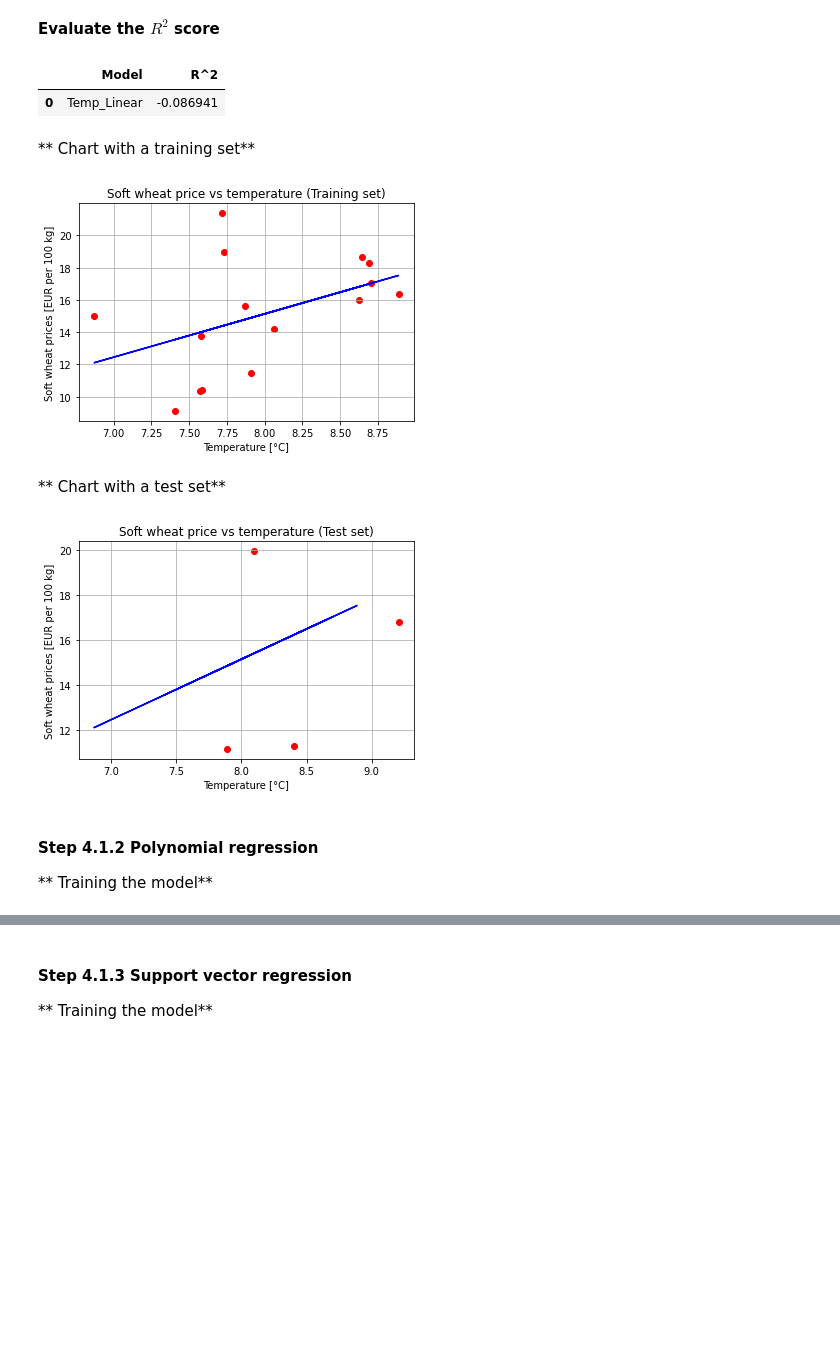
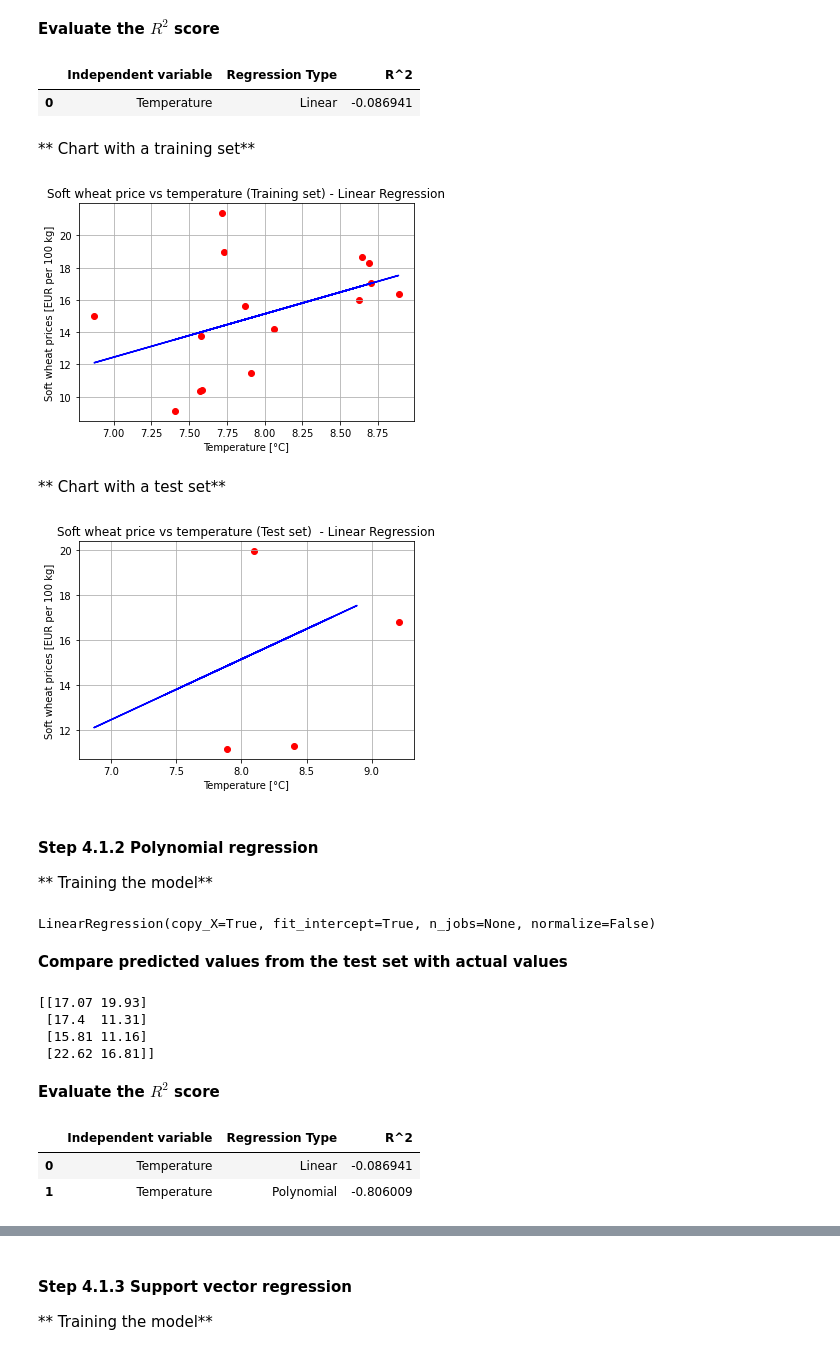
Before and after one commit to wkrzywiec/polish-crops, a Jupyter notebook: polish-crops.ipynb, the cells around one changed output, grey strips where cells are left out. Saved outputs shown, nothing was run; the diff lists cells and outputs as text; code cells hidden in the pictures; blank space fills up the shorter version.

Commit message:
polynomial regression for temperature

```diff
--- a/polish-crops.ipynb
+++ b/polish-crops.ipynb
@@ -359,10 +368,3 @@ df = df.drop(columns=['Year'])
 #### Step 4.1.1 Linear regression
 
 ** Training the model**
-# %%
-x = df.iloc[:, 0].values.reshape(-1, 1)
-y = df.iloc[:, -1].values
-
-x_train, x_test, y_train, y_test = train_test_split(x, y, test_size = 0.2, random_state = 0)
-linear_regressor = LinearRegression()
-linear_regressor.fit(x_train, y_train)
@@ -370,0 +371,3 @@ LinearRegression(copy_X=True, fit_intercept=True, n_jobs=None, normalize=False)
+# %%
+linear_model = LinearRegression()
+linear_model.fit(x_train, y_train)
@@ -384,36 +389,64 @@ print(np.concatenate((y_pred.reshape(len(y_pred),1), y_test.reshape(len(y_test),
 **Evaluate the $R^2$ score**
 # %%
 r2 = r2_score(y_test, y_pred)
-results_df = results_df.append({'Model': 'Temp_Linear', 'R^2': r2}, ignore_index=True)
+results_df = results_df.append({'Independent variable': 'Temperature', 'Regression Type': 'Linear', 'R^2': r2}, ignore_index=True)
 results_df
 # %% [output]
-|  | Model | R^2 |
-| 0 | Temp_Linear | -0.086941 |
+|  | Independent variable | Regression Type | R^2 |
+| 0 | Temperature | Linear | -0.086941 |
 # %% [markdown]
 ** Chart with a training set**
 # %%
 plt.scatter(x_train, y_train, color = 'red')
-plt.plot(x_train, linear_regressor.predict(x_train), color = 'blue')
-plt.title('Soft wheat price vs temperature (Training set)')
+plt.plot(x_train, linear_model.predict(x_train), color = 'blue')
+plt.title('Soft wheat price vs temperature (Training set) - Linear Regression')
 plt.xlabel('Temperature [°C]')
 plt.ylabel('Soft wheat prices [EUR per 100 kg]')
 plt.grid()
 plt.show()
 # %% [output]
-[figure, old version]
+[figure, new version]
 # %% [markdown]
 ** Chart with a test set**
 # %%
 plt.scatter(x_test, y_test, color = 'red')
-plt.plot(x_train, linear_regressor.predict(x_train), color = 'blue')
-plt.title('Soft wheat price vs temperature (Test set)')
+plt.plot(x_train, linear_model.predict(x_train), color = 'blue')
+plt.title('Soft wheat price vs temperature (Test set)  - Linear Regression')
 plt.xlabel('Temperature [°C]')
 plt.ylabel('Soft wheat prices [EUR per 100 kg]')
 plt.grid()
 plt.show()
 # %% [output]
-[figure, old version]
+[figure, new version]
 # %% [markdown]
 #### Step 4.1.2 Polynomial regression
 
 ** Training the model**
+# %%
+poly_reg = PolynomialFeatures(degree = 4)
+x_poly = poly_reg.fit_transform(x_train)
+poly_model = LinearRegression()
+poly_model.fit(x_poly, y_train)
+# %% [output]
+LinearRegression(copy_X=True, fit_intercept=True, n_jobs=None, normalize=False)
+# %% [markdown]
+**Compare predicted values from the test set with actual values**
+# %%
+y_pred = poly_model.predict(poly_reg.transform(x_test))
+np.set_printoptions(precision=2)
+print(np.concatenate((y_pred.reshape(len(y_pred),1), y_test.reshape(len(y_test),1)),1))
+# %% [output]
+[[17.07 19.93]
+ [17.4  11.31]
+ [15.81 11.16]
+ [22.62 16.81]]
+# %% [markdown]
+**Evaluate the $R^2$ score**
+# %%
+r2 = r2_score(y_test, y_pred)
+results_df = results_df.append({'Independent variable': 'Temperature', 'Regression Type': 'Polynomial', 'R^2': r2}, ignore_index=True)
+results_df
+# %% [output]
+|  | Independent variable | Regression Type | R^2 |
+| 0 | Temperature | Linear | -0.086941 |
+| 1 | Temperature | Polynomial | -0.806009 |
```
Also changed, not shown: parts of 20 cells of this notebook, 1 other file.
